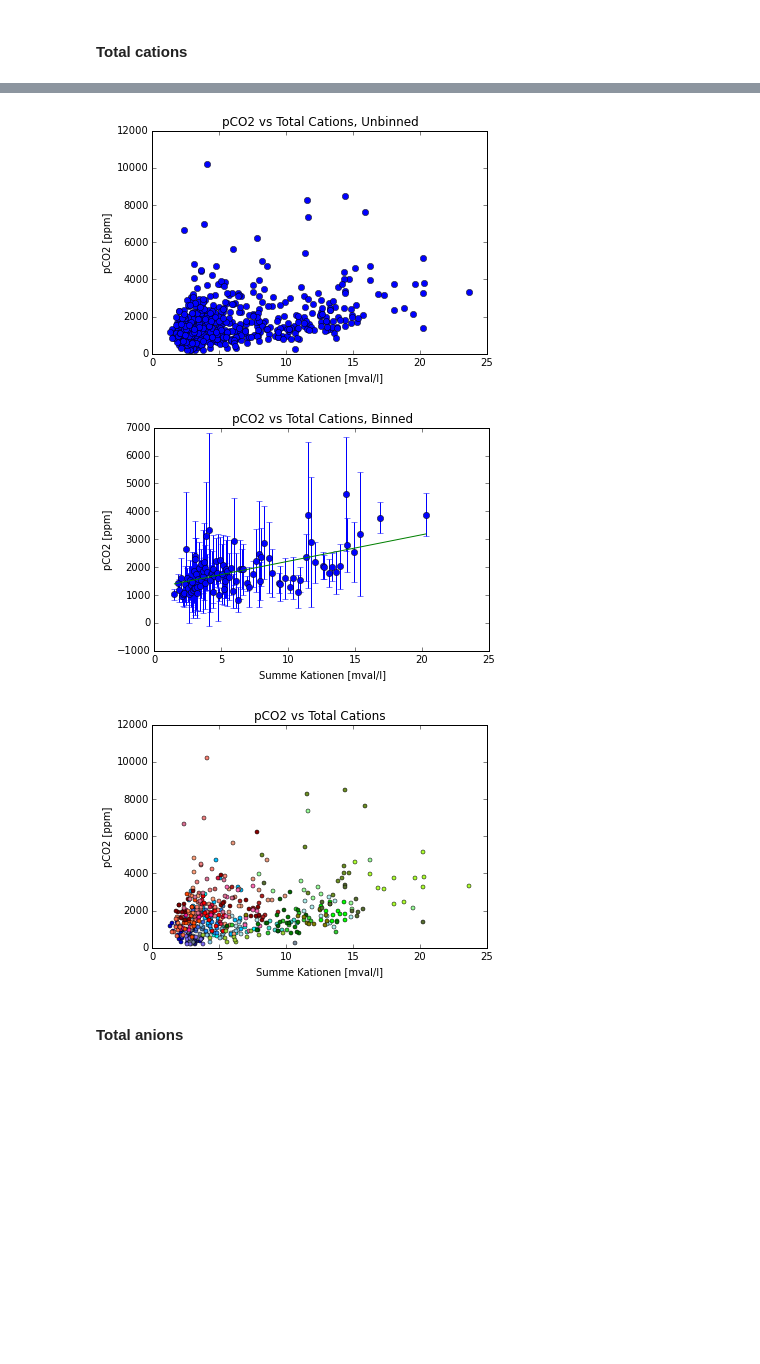
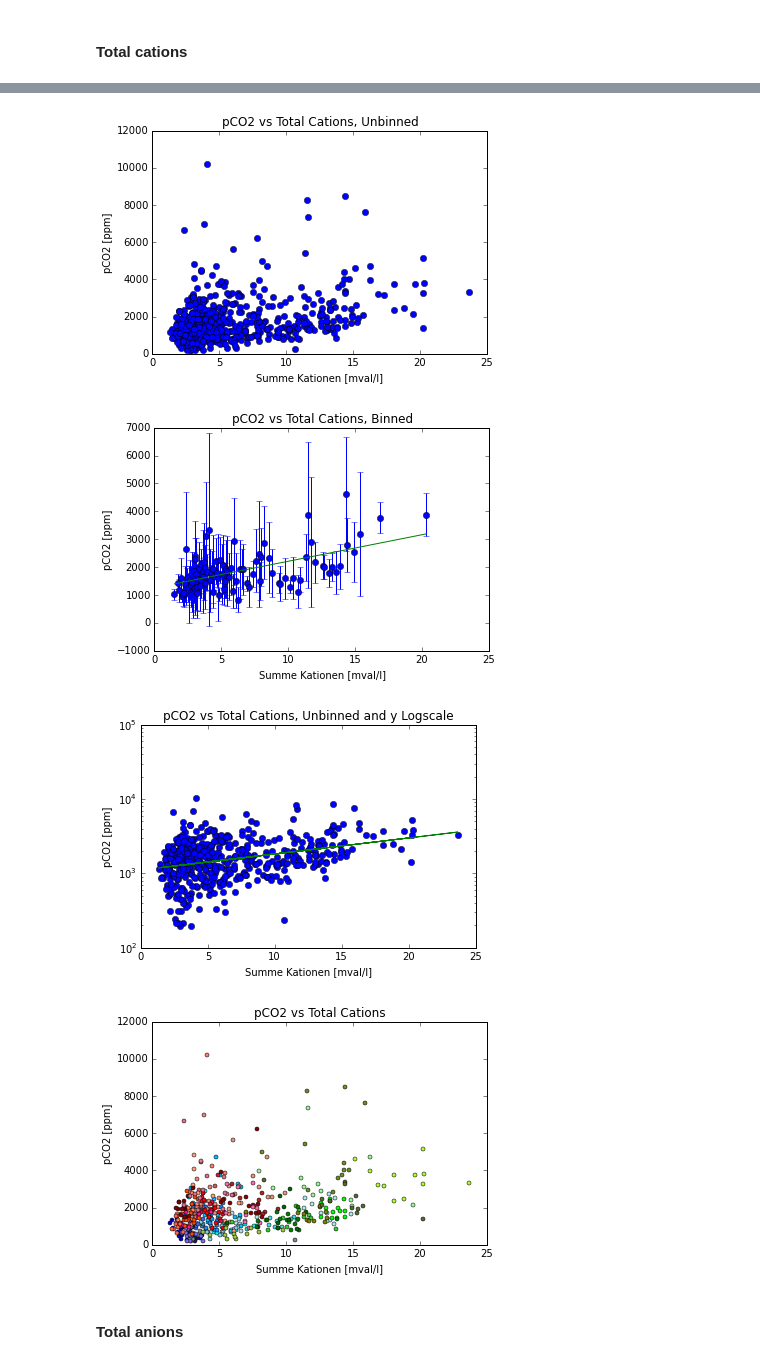
Before and after one commit to egyang24/CarbonStream, a Jupyter notebook: pCO2_vs_other_variables.ipynb, the cells around one changed output, grey strips where cells are left out. Cells and saved outputs as stored; diff of their text form; code cells hidden in the pictures; blank space fills up the shorter version.

```diff
--- a/pCO2_vs_other_variables.ipynb
+++ b/pCO2_vs_other_variables.ipynb
@@ -30,0 +60,13 @@ so4 = np.genfromtxt("pCO2_etc.txt", delimiter = '\t', usecols = (17), skip_heade
+# %%
+def removenan(var):
+    '''finds and removes the nan values from the data'''
+
+    mask = ~np.isnan(var) & ~np.isnan(pco2)
+    length = len(var[mask])
+
+    data = np.zeros((2,length))
+    for i in range(length):
+        data[0,i] = var[mask][i]
+        data[1,i] = pco2[mask][i]
+
+    return data
@@ -476,6 +550,35 @@ plt.xlabel('Sauerstoff gel. O2 [mg/l]')
 plt.ylabel('pCO2 [ppm]')
 plt.title('pCO2 vs O2, Binned with Last Point Removed')
 
+
+
+logpco2 = np.zeros(len(removenan(o2)[1]))
+for i in range(len(removenan(o2)[1])):
+    logpco2[i] = math.log(removenan(o2)[1][i])
+
+logslope, logintercept, logr_value, logp_value, logstd_err = stats.linregress(removenan(o2)[0],logpco2)
+print 'Logged pCO2 vs ' + 'O2' + ' R^2 =', logr_value**2
+print 'Logged pCO2 vs '+ 'O2' + ' p value =',logp_value
+
+logfit = np.zeros(len(logpco2))
+for i in range(len(logpco2)):
+    logfit[i] = logslope*removenan(o2)[0][i]+logintercept
+
+explog = np.zeros(len(logpco2))
+for i in range(len(logpco2)):
+    explog[i] = math.exp(logfit[i])
+
+
+plt.figure()
+plt.plot(removenan(o2)[0],removenan(o2)[1],'o')
+plt.plot(removenan(o2)[0],explog)
+plt.yscale('log')
+plt.xlabel('Sauerstoff gel. O2 [mg/l]')
+plt.ylabel('pCO2 [ppm]')
+plt.title('pCO2 vs ' + 'O2' + ', Unbinned and y Logscale')
+
+
+
 plotpco2(4,'Sauerstoff gel. O2 [mg/l]','O2')
 # %% [output]
 Binned O2 with last point removed R^2 = 0.358441457643
@@ -660,6 +776,8 @@ plt.xlabel('Summe Kationen [mval/l]')
 plt.ylabel('pCO2 [ppm]')
 plt.title('pCO2 vs Total Cations, Binned')
 
+logplot(cat,'Total Cations','Summe Kationen [mval/l]')
+
 plotpco2(6,'Summe Kationen [mval/l]','Total Cations')
 # %% [output]
 Binned total Cation R^2 = 0.3083729985
@@ -667,6 +787,7 @@ Binned total Cation p value = 3.5627497376e-09
 [figure]
 [figure]
-[figure, old version]
+[figure, new version]
+[figure, added]
 # %% [markdown]
 #### Total anions
 # %%
```
Also changed, not shown: parts of 12 cells of this notebook.
